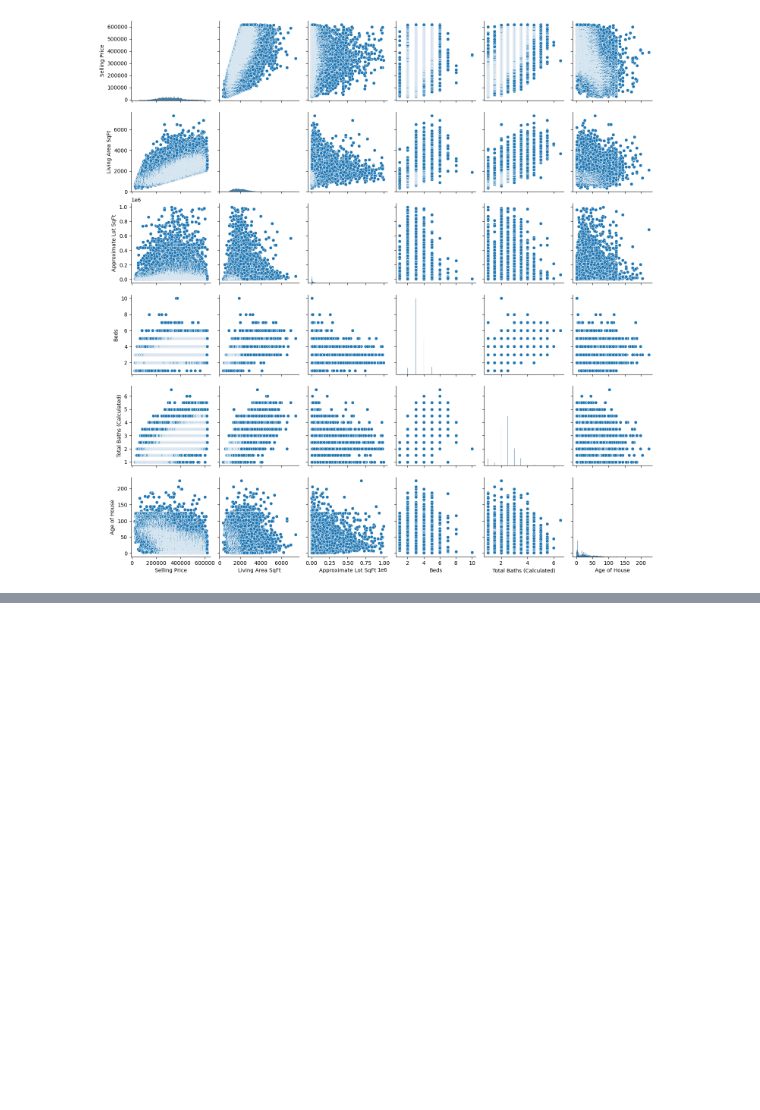
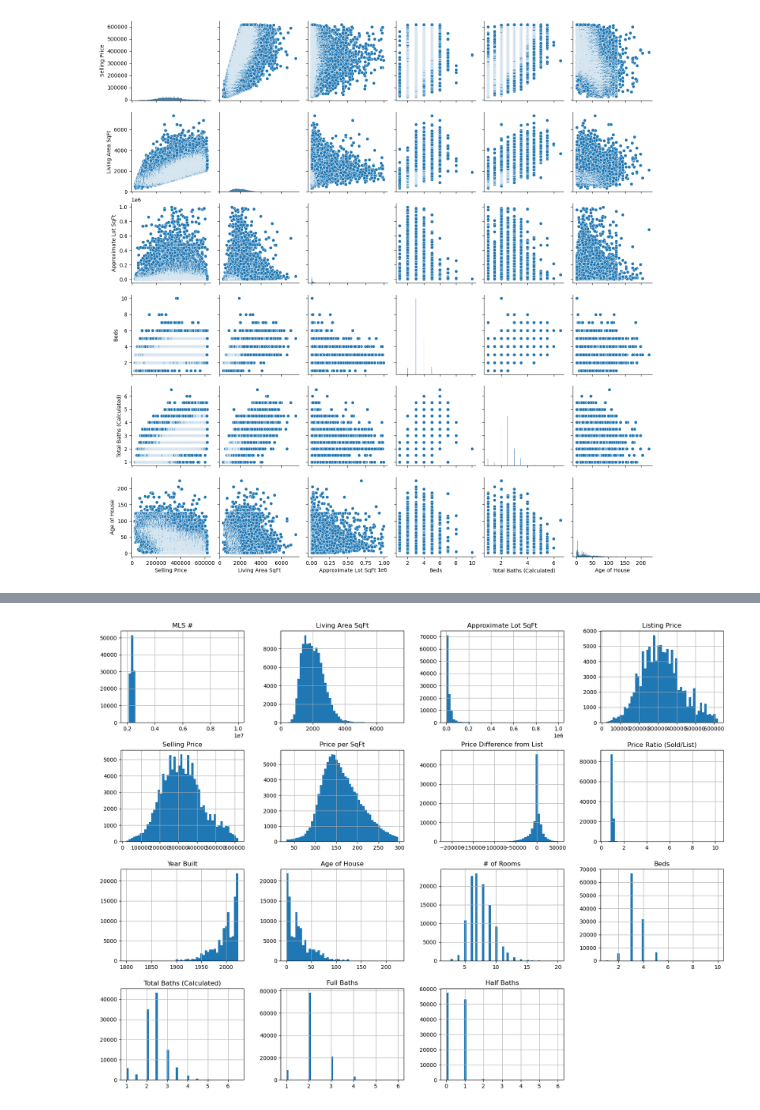
Before and after one commit to nimblenest/House-Project4, a Jupyter notebook: house-sales-ML.ipynb, the cells around one changed output, grey strips where cells are left out. Drawn from its saved outputs; the diff is of its cells as text; code cells hidden in the pictures; blank space fills up the shorter version.

```diff
--- a/house-sales-ML.ipynb
+++ b/house-sales-ML.ipynb
@@ -154,0 +135,5 @@ cleaned_df
+# %%
+df.hist(bins=50, figsize=(20,15))
+plt.show()
+# %% [output]
+[figure, added]
```
Also changed, not shown: parts of 22 cells of this notebook.
